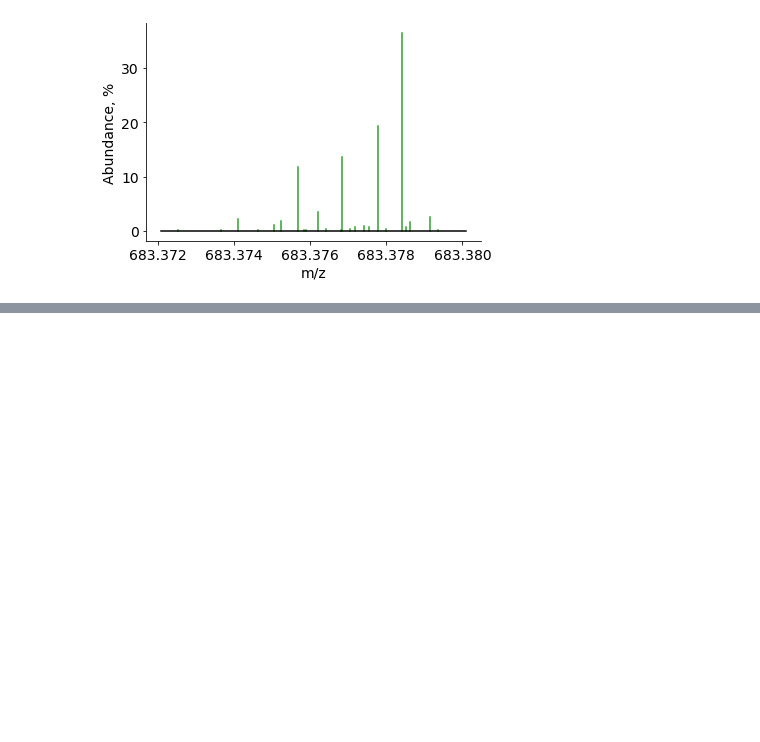
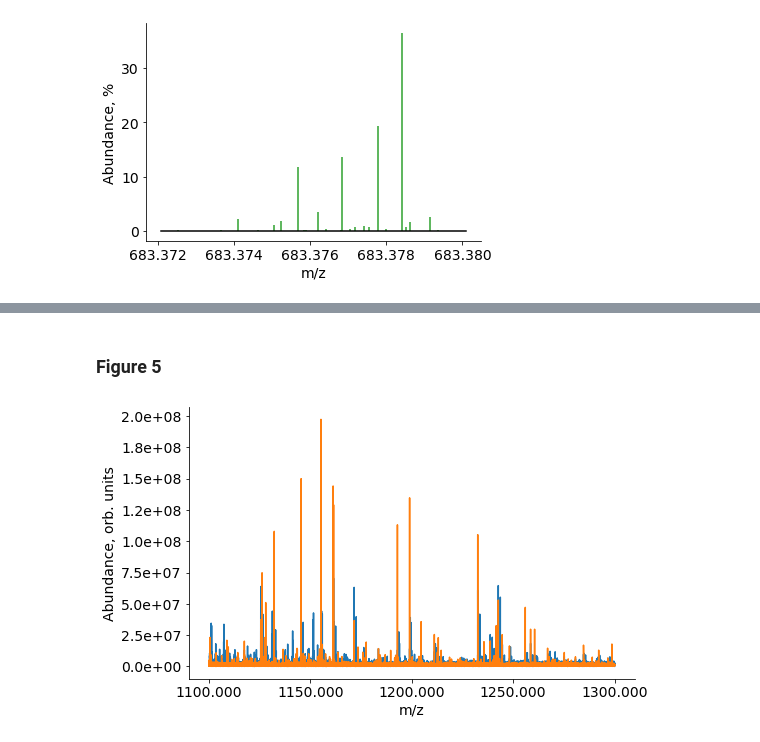
Before and after one commit to Yaroslav-Lyutvinskiy/CHARDA, a Jupyter notebook: code/Charda.ipynb, the cells around one changed output, grey strips where cells are left out. Saved outputs shown, nothing was run; the diff lists cells and outputs as text; code cells hidden in the pictures; blank space fills up the shorter version.

```diff
--- a/code/Charda.ipynb
+++ b/code/Charda.ipynb
@@ -1164,0 +1020,2 @@ UbiSpec.plotmasskai(683.375,683.39)
+# %% [markdown]
+### Figure 5
@@ -1164,0 +1028,11 @@ UbiSpec.plotmasskai(683.375,683.39)
+# %%
+FullSp = FullSpectrum(LoadAvgTrans(lcmf_std_pept,lcmsms_std_pept,11)+LoadAvgTrans(lcmf_std_prot,lcmsms_std_prot,25))
+# %%
+MonoSp= TransSpectrum(LoadAvgTrans(lcmf_mono_pept,lcmsms_mono_pept,3))
+# %%
+fig, ax = plt.subplots()
+FullSp.plotmasskai(1100,1300,PlotTo=ax)
+MonoSp.plotmasskai(1100,1300,PlotTo=ax)
+plt.show()
+# %% [output]
+[figure, added]
```
Also changed, not shown: parts of 43 cells of this notebook, 14 other files.
